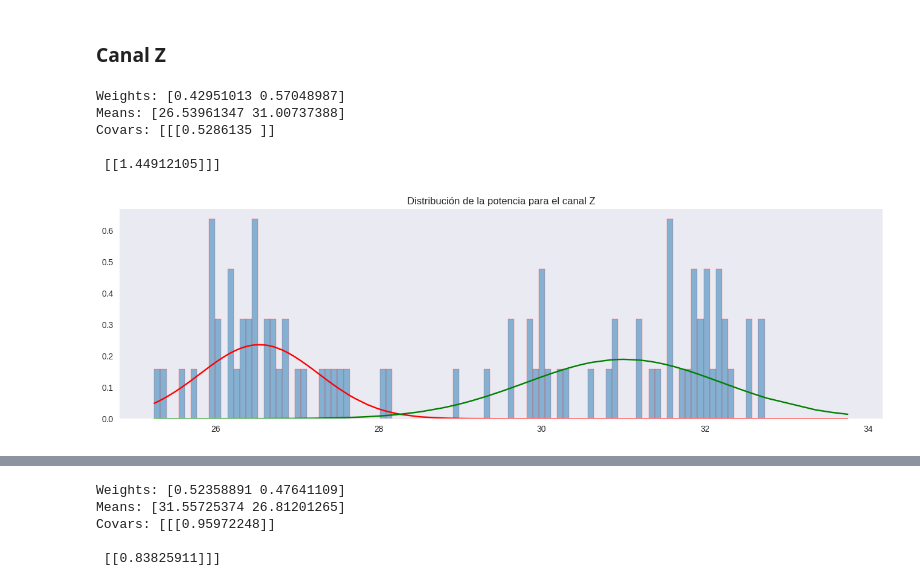
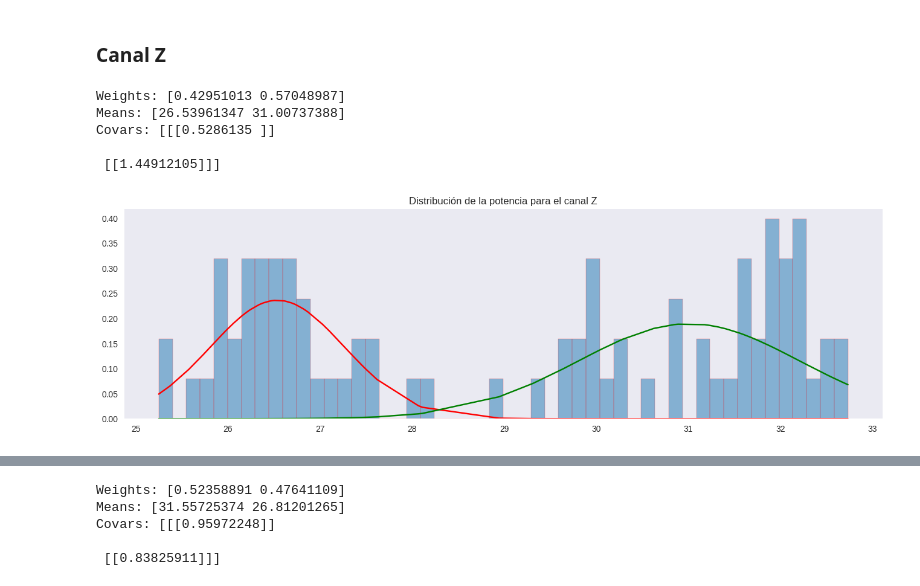
Before and after one commit to simonvidal99/Trigger, a Jupyter notebook: newdbprocessing.ipynb, the cells around one changed output, grey strips where cells are left out. Drawn from its saved outputs; the diff is of its cells as text; code cells hidden in the pictures.

```diff
--- a/newdbprocessing.ipynb
+++ b/newdbprocessing.ipynb
@@ -1182,36 +1267,36 @@ plt.show()
 X_test_z = X_test_Z.squeeze()
 
 f=X_test_z.reshape(-1,1)
 
 weights_z = gmm_z.weights_
 means_z = gmm_z.means_
 covars_z = gmm_z.covariances_
 
 
 
-x_axis = X_z
+x_axis = X_test_z
 x_axis.sort()
 print('Weights:', weights_z)
 print('Means:', means_z.squeeze())
 print('Covars:', covars_z)
 
 
 fig, ax = plt.subplots(figsize=(13, 4))
 
-ax.hist(f, bins=100, histtype='bar', density=True, ec='red', alpha=0.5)
+ax.hist(f, bins=50, histtype='bar', density=True, ec='red', alpha=0.5)
 ax.plot(x_axis,weights_z[0]*stats.norm.pdf(x_axis,means_z[0],np.sqrt(covars_z[0])).ravel(), c='red')
 ax.plot(x_axis,weights_z[1]*stats.norm.pdf(x_axis,means_z[1],np.sqrt(covars_z[1])).ravel(), c='green')
 ax.title.set_text('Distribución de la potencia para el canal Z')
 
 ax.grid()
 plt.show()
 # %% [output]
 Weights: [0.42951013 0.57048987]
 Means: [26.53961347 31.00737388]
 Covars: [[[0.5286135 ]]
 
  [[1.44912105]]]
-[figure, old version]
+[figure, new version]
 # %%
 # Create a figure and axis
 fig, ax = plt.subplots(figsize=(20, 4))
```
Also changed, not shown: parts of 7 cells of this notebook, 52 other files.
